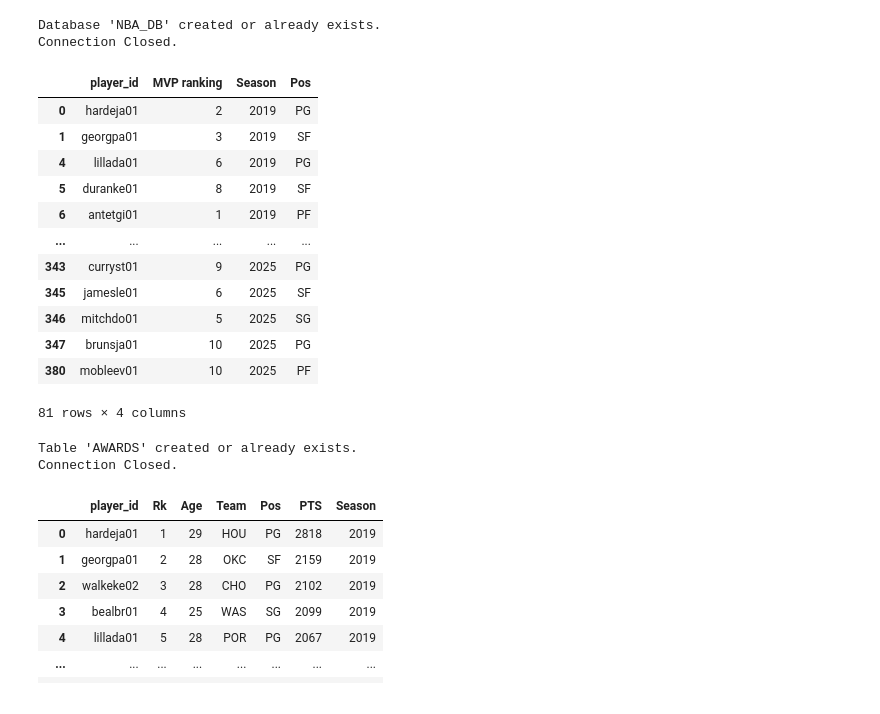
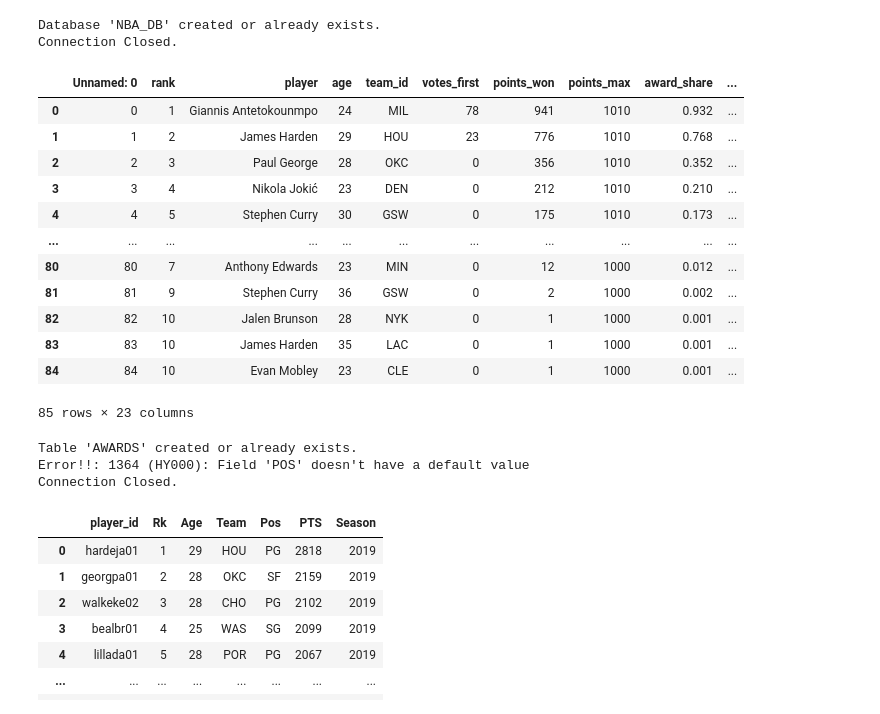
Before and after one commit to nicekid1/QBC-DA10-Group4Project-3, a Jupyter notebook: cleaner.ipynb, the cells around one changed output. Cells and saved outputs as stored; diff of their text form; code cells hidden in the pictures.

```diff
--- a/cleaner.ipynb
+++ b/cleaner.ipynb
@@ -47,21 +33,22 @@ players['MVP ranking'] = players['Awards'].str.extract(r'MVP-([0-9]*)').astype('
 # %%
-mvp_players = players[['player_id', 'MVP ranking', 'Season', 'Pos']].copy()
-mvp_players.dropna(inplace=True)
+mvp_players = pd.read_csv(os.path.join('data', 'mvp_players.csv'))
+mvp_players['id'] = mvp_players['id'].str.extract(r'/./(.*)\.html')
+mvp_players['rank'] = mvp_players['rank'].str.replace(r'[a-zA-Z]', '', regex=True).astype('Int64')
 mvp_players
 # %% [output]
-|  | player_id | MVP ranking | Season | Pos |
-| 0 | hardeja01 | 2 | 2019 | PG |
-| 1 | georgpa01 | 3 | 2019 | SF |
-| 4 | lillada01 | 6 | 2019 | PG |
-| 5 | duranke01 | 8 | 2019 | SF |
-| 6 | antetgi01 | 1 | 2019 | PF |
-| ... | ... | ... | ... | ... |
-| 343 | curryst01 | 9 | 2025 | PG |
-| 345 | jamesle01 | 6 | 2025 | SF |
-| 346 | mitchdo01 | 5 | 2025 | SG |
-| 347 | brunsja01 | 10 | 2025 | PG |
-| 380 | mobleev01 | 10 | 2025 | PF |
+|  | Unnamed: 0 | rank | player | age | team_id | votes_first | points_won | points_max | award_share | ... |
+| 0 | 0 | 1 | Giannis Antetokounmpo | 24 | MIL | 78 | 941 | 1010 | 0.932 | ... |
+| 1 | 1 | 2 | James Harden | 29 | HOU | 23 | 776 | 1010 | 0.768 | ... |
+| 2 | 2 | 3 | Paul George | 28 | OKC | 0 | 356 | 1010 | 0.352 | ... |
+| 3 | 3 | 4 | Nikola Jokić | 23 | DEN | 0 | 212 | 1010 | 0.210 | ... |
+| 4 | 4 | 5 | Stephen Curry | 30 | GSW | 0 | 175 | 1010 | 0.173 | ... |
+| ... | ... | ... | ... | ... | ... | ... | ... | ... | ... | ... |
+| 80 | 80 | 7 | Anthony Edwards | 23 | MIN | 0 | 12 | 1000 | 0.012 | ... |
+| 81 | 81 | 9 | Stephen Curry | 36 | GSW | 0 | 2 | 1000 | 0.002 | ... |
+| 82 | 82 | 10 | Jalen Brunson | 28 | NYK | 0 | 1 | 1000 | 0.001 | ... |
+| 83 | 83 | 10 | James Harden | 35 | LAC | 0 | 1 | 1000 | 0.001 | ... |
+| 84 | 84 | 10 | Evan Mobley | 23 | CLE | 0 | 1 | 1000 | 0.001 | ... |
-81 rows × 4 columns
+85 rows × 23 columns
 # %%
 tbl_name = "AWARDS"
 try:
@@ -72,14 +59,13 @@ try:
     cursor.execute(f"CREATE TABLE IF NOT EXISTS {tbl_name} ("
                    f"player_id VARCHAR(255) NOT NULL,"
                    f"Ranking INT NOT NULL,"
-                   f"POS VARCHAR(255) NOT NULL,"
                    f"SEASON INT NOT NULL);")
     print(f"Table '{tbl_name}' created or already exists.")
     # Insert Dataframe into SQL Server:
     for index, row in mvp_players.iterrows():
         # print(f"inserting player {row['player_id']} year {row['Season']}")
-        query = f"INSERT INTO {tbl_name} (player_id, Ranking, POS, SEASON) VALUES (%s, %s, %s, %s)"
-        cursor.execute(query, (row['player_id'], row['MVP ranking'], row['Pos'], row['Season']))
+        query = f"INSERT INTO {tbl_name} (player_id, Ranking, SEASON) VALUES (%s, %s, %s)"
+        cursor.execute(query, (row['id'], row['rank'], row['year']))
     cnxn.commit()
 
 except mysql.connector.Error as err:
@@ -91,4 +77,5 @@ finally:
         print("Connection Closed.")
 # %% [output]
 Table 'AWARDS' created or already exists.
+Error!!: 1364 (HY000): Field 'POS' doesn't have a default value
 Connection Closed.
```
Also changed, not shown: parts of 7 cells of this notebook, 11 other files.
